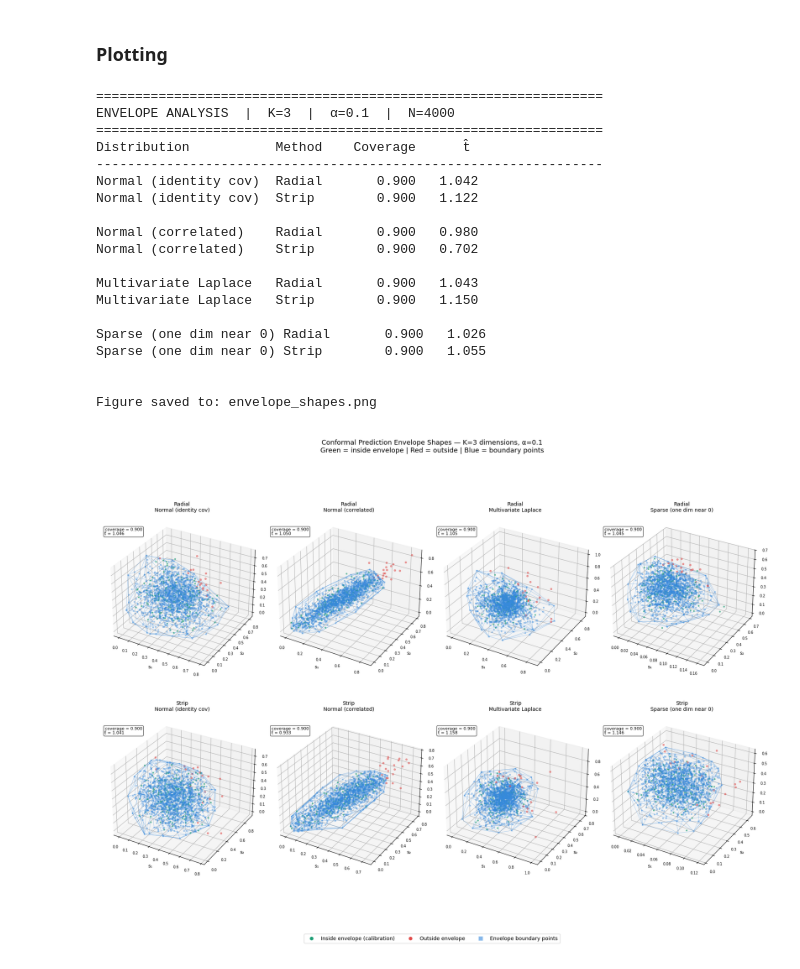
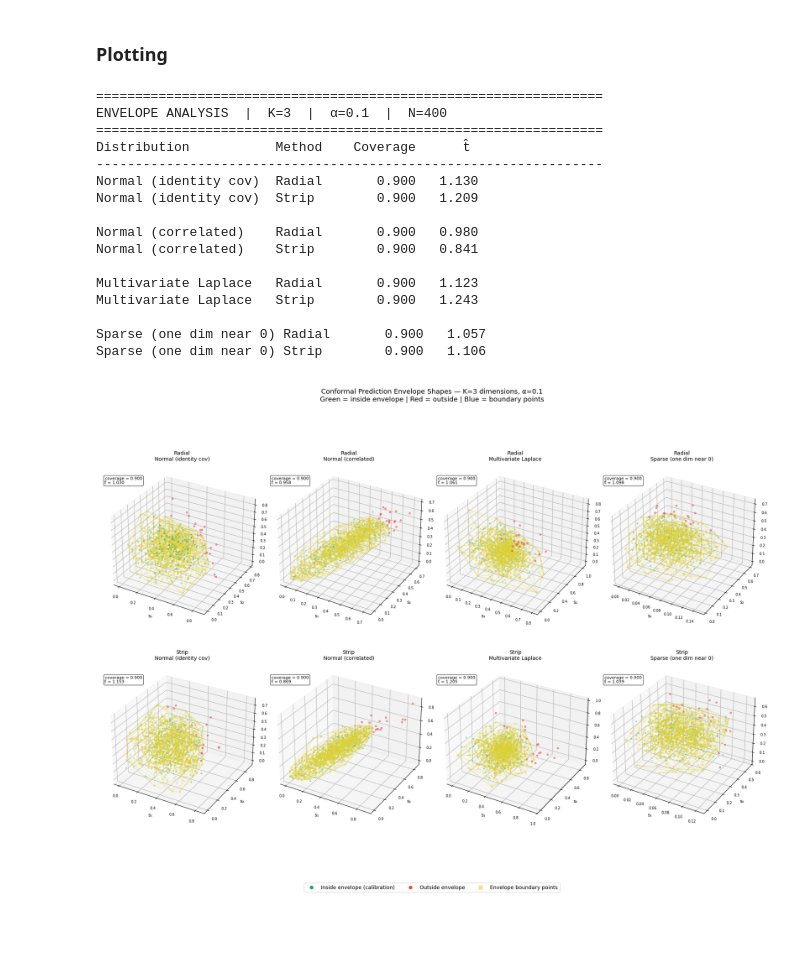
Before and after one commit to Nizalia13/Internship, a Jupyter notebook: Codes/K Dimensions/5_3D.ipynb, the cells around one changed output. Drawn from its saved outputs; the diff is of its cells as text; code cells hidden in the pictures; blank space fills up the shorter version.

Commit message:
Updated the ignore list and the 3D plot script

```diff
--- a/Codes/K Dimensions/5_3D.ipynb
+++ b/Codes/K Dimensions/5_3D.ipynb
@@ -61,7 +61,7 @@ def sample_laplace(n, K=3, scale=0.10):
 def sample_sparse(n, K=3):
     """
     Sparse: one dimension is near zero, the other two are normal.
-    - for example, many protein functions are rarely annotated so after max pooling most phages get NaN -> 0 for those columns.
+
 
     This will help us check if the the envelope correctly become flat in the near-zero dimension
     """
@@ -285,7 +285,7 @@ def sample_boundary(in_fn, sample_fn, n_total=10000, n_accepted=1500):
 # %% [markdown]
 ### Plotting
 # %%
-COLORS = {"boundary":   "#378ADD",   # blue
+COLORS = {"boundary":   "#DDD237",   # yellow
           "outside":  "#E24B4A",   # red
           "inside": "#1D9E75",   # green
           }
@@ -312,29 +312,29 @@ def plot_3d_envelope(ax, S2, inside_mask, boundary_pts, title, alpha, t_hat, cov
     Plots one 3D panel:
       - Green dots = calibration points inside the envelope
       - Red dots = calibration points outside the envelope
-      - Blue squares = envelope boundary surface samples
+      - Yellow squares = envelope boundary surface samples
     """
 
-    # 1. Plotting the points outside the envelope (Red)
+    # Plotting the points outside the envelope (Red)
     if (~inside_mask).sum() > 0:
         ax.scatter(S2[~inside_mask, 0], S2[~inside_mask, 1], S2[~inside_mask, 2],
                    c=COLORS["outside"], s=10, alpha=0.5, label="outside", zorder=1)
 
-    # 2. Plotting the inside points (Green)
+    # Plotting the inside points (Green)
     if inside_mask.sum() > 0:
         ax.scatter(S2[inside_mask, 0], S2[inside_mask, 1], S2[inside_mask, 2],
-                   c=COLORS["inside"], s=5, alpha=0.6, label="inside", zorder=2)
+                   c=COLORS["inside"], s=5, alpha=0.3, label="inside", zorder=2)
 
     # Plotting the boundary poinst
     if len(boundary_pts) > 0:
         ax.scatter(boundary_pts[:, 0], boundary_pts[:, 1], boundary_pts[:, 2],
-                   c=COLORS["boundary"], s=5, alpha=0.3, marker="s",
+                   c=COLORS["boundary"], s=5, alpha=0.4, marker="s",
                    label="boundary", zorder=3)
 
     # 3. Plotting the boundary shell
     if len(boundary_pts) > 0:
         ax.scatter(boundary_pts[:, 0], boundary_pts[:, 1], boundary_pts[:, 2],
-                   c=COLORS["boundary"], s=2, alpha=0.1, zorder=3)
+                   c=COLORS["boundary"], s=2, alpha=0., zorder=3)
 
         # DRAW THE WIREFRAME LINES
         plot_boundary(ax, boundary_pts, color=COLORS["boundary"], alpha=0.3)
@@ -362,7 +362,7 @@ def make_figure(alpha=0.10, N=400, M_radial=150, M_strip=12):
 
     fig = plt.figure(figsize=(18, 14))
     fig.suptitle(f"Conformal Prediction Envelope Shapes — K=3 dimensions, α={alpha}\n"
-                 "Green = inside envelope | Red = outside | Blue = boundary points",
+                 "Green = inside envelope | Red = outside | Yellow = boundary points",
                  fontsize=13, y=0.98)
 
     panel_idx = 1
@@ -441,31 +441,25 @@ def print_analysis(alpha=0.10, N=400):
 
         print()
 # %%
-print_analysis(alpha=0.10, N=4000)
+print_analysis(alpha=0.10, N=400)
 
 fig = make_figure(alpha=0.10, N=400, M_radial=150, M_strip=12)
-out = "envelope_shapes.png"
-fig.savefig(out, dpi=150, bbox_inches='tight')
-print(f"\nFigure saved to: {out}")
 plt.show()
 # %% [output]
 =================================================================
-ENVELOPE ANALYSIS  |  K=3  |  α=0.1  |  N=4000
+ENVELOPE ANALYSIS  |  K=3  |  α=0.1  |  N=400
 =================================================================
 Distribution           Method    Coverage      t̂
 -----------------------------------------------------------------
-Normal (identity cov)  Radial       0.900   1.042
-Normal (identity cov)  Strip        0.900   1.122
+Normal (identity cov)  Radial       0.900   1.130
+Normal (identity cov)  Strip        0.900   1.209
 
 Normal (correlated)    Radial       0.900   0.980
-Normal (correlated)    Strip        0.900   0.702
+Normal (correlated)    Strip        0.900   0.841
 
-Multivariate Laplace   Radial       0.900   1.043
-Multivariate Laplace   Strip        0.900   1.150
+Multivariate Laplace   Radial       0.900   1.123
+Multivariate Laplace   Strip        0.900   1.243
 
-Sparse (one dim near 0) Radial       0.900   1.026
-Sparse (one dim near 0) Strip        0.900   1.055
-
-
-Figure saved to: envelope_shapes.png
+Sparse (one dim near 0) Radial       0.900   1.057
+Sparse (one dim near 0) Strip        0.900   1.106
-[figure, old version]
+[figure, new version]
```
Also changed, not shown: 1 other file.
